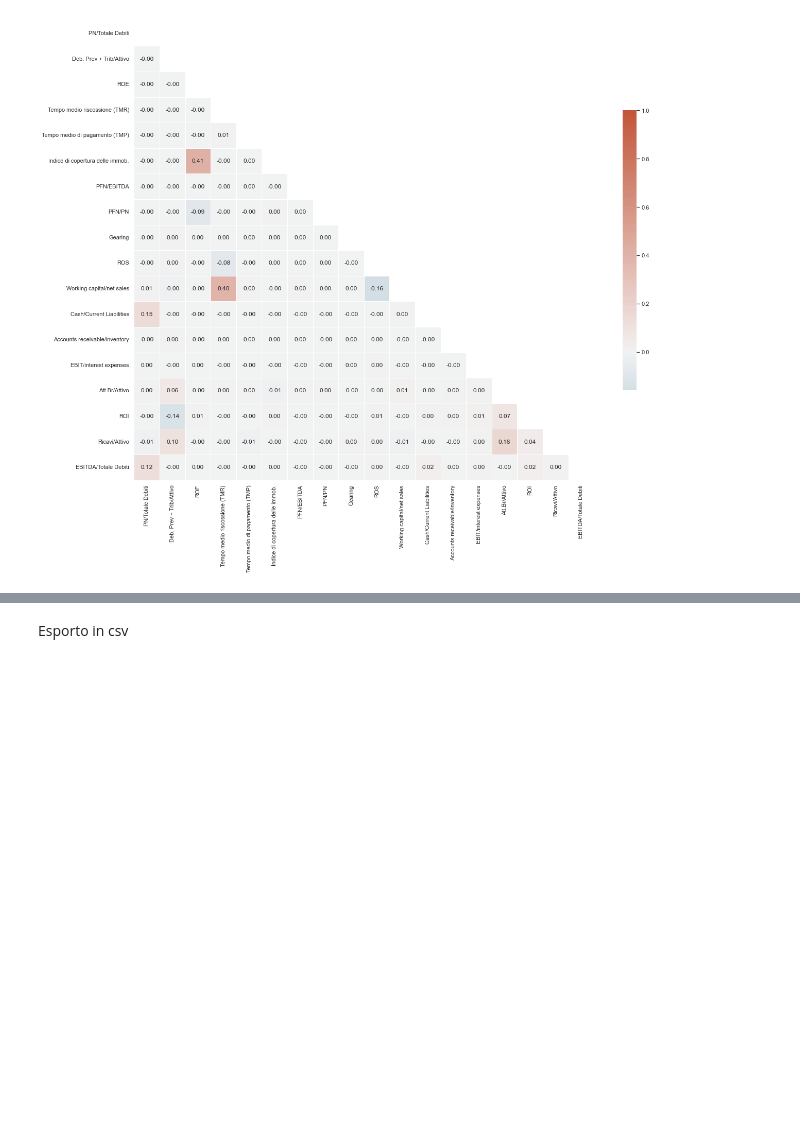
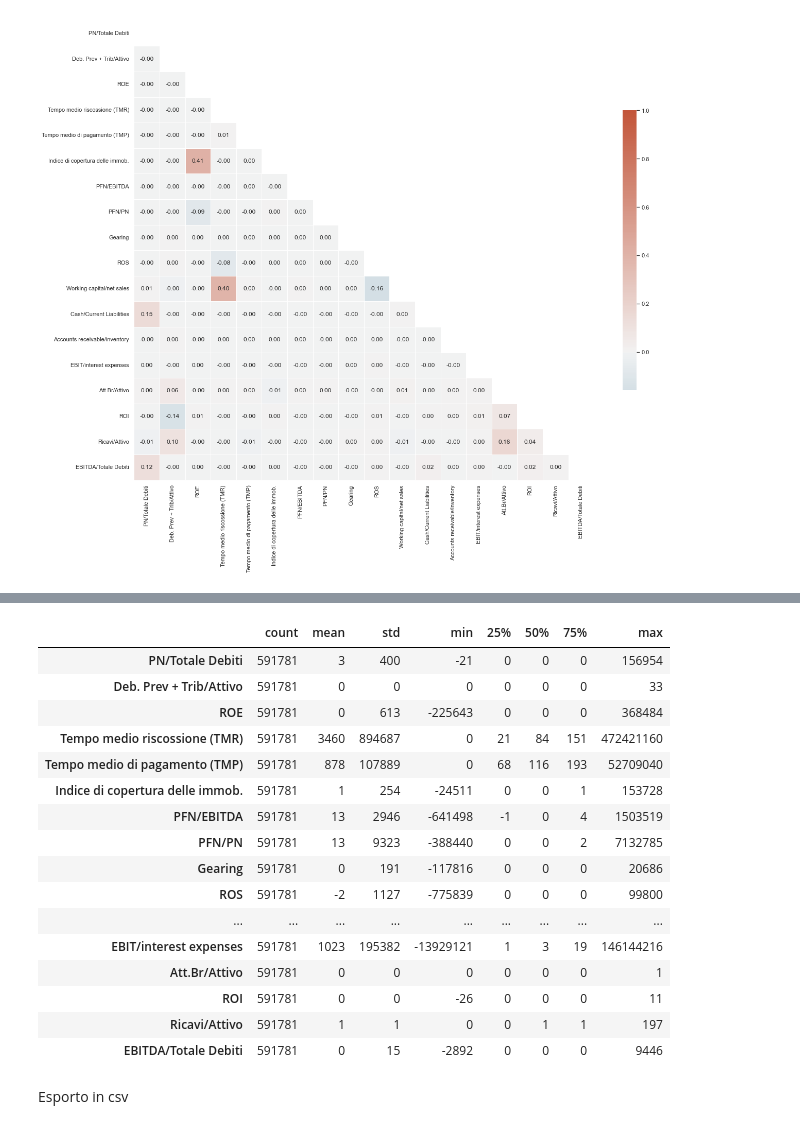
Before and after one commit to IceScreaM98/ML-companies-balance, a Jupyter notebook: Notebooks/Dataset_estimators_active.ipynb, the cells around one changed output, grey strips where cells are left out. Saved outputs shown, nothing was run; the diff lists cells and outputs as text; code cells hidden in the pictures; blank space fills up the shorter version.

```diff
--- a/Notebooks/Dataset_estimators_active.ipynb
+++ b/Notebooks/Dataset_estimators_active.ipynb
@@ -511,3 +491,24 @@ filtered_dataset[indexes].describe().T
+# %%
+pd.set_option('display.float_format', lambda x: '%i' % x)
+filtered_dataset[indexes].describe().T
+# %% [output]
+|  | count | mean | std | min | 25% | 50% | 75% | max |
+| PN/Totale Debiti | 591781 | 3 | 400 | -21 | 0 | 0 | 0 | 156954 |
+| Deb. Prev + Trib/Attivo | 591781 | 0 | 0 | 0 | 0 | 0 | 0 | 33 |
+| ROE | 591781 | 0 | 613 | -225643 | 0 | 0 | 0 | 368484 |
+| Tempo medio riscossione (TMR) | 591781 | 3460 | 894687 | 0 | 21 | 84 | 151 | 472421160 |
+| Tempo medio di pagamento (TMP) | 591781 | 878 | 107889 | 0 | 68 | 116 | 193 | 52709040 |
+| Indice di copertura delle immob. | 591781 | 1 | 254 | -24511 | 0 | 0 | 1 | 153728 |
+| PFN/EBITDA | 591781 | 13 | 2946 | -641498 | -1 | 0 | 4 | 1503519 |
+| PFN/PN | 591781 | 13 | 9323 | -388440 | 0 | 0 | 2 | 7132785 |
+| Gearing | 591781 | 0 | 191 | -117816 | 0 | 0 | 0 | 20686 |
+| ROS | 591781 | -2 | 1127 | -775839 | 0 | 0 | 0 | 99800 |
+| ... | ... | ... | ... | ... | ... | ... | ... | ... |
+| EBIT/interest expenses | 591781 | 1023 | 195382 | -13929121 | 1 | 3 | 19 | 146144216 |
+| Att.Br/Attivo | 591781 | 0 | 0 | 0 | 0 | 0 | 0 | 1 |
+| ROI | 591781 | 0 | 0 | -26 | 0 | 0 | 0 | 11 |
+| Ricavi/Attivo | 591781 | 1 | 1 | 0 | 0 | 1 | 1 | 197 |
+| EBITDA/Totale Debiti | 591781 | 0 | 15 | -2892 | 0 | 0 | 0 | 9446 |
 # %% [markdown]
 Esporto in csv
 # %%
```
Also changed, not shown: parts of 2 cells of this notebook.
